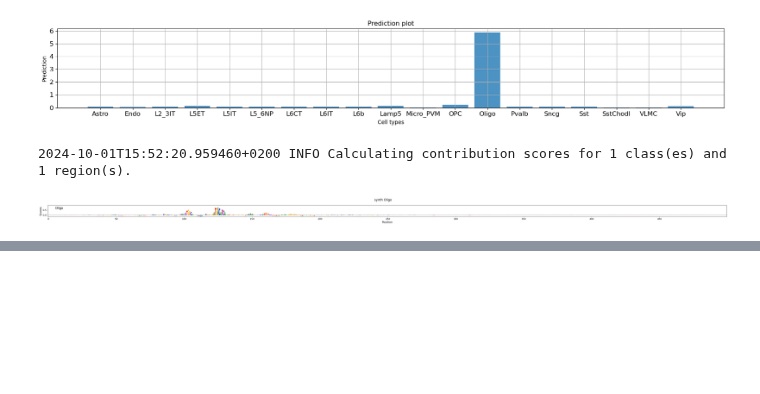
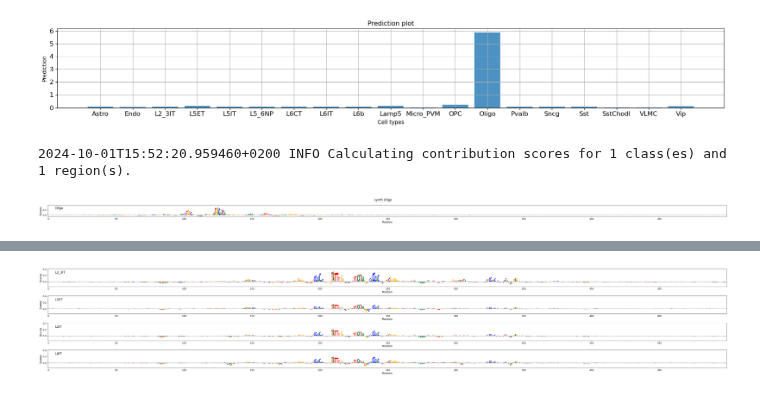
Before and after one commit to aertslab/CREsted, a Jupyter notebook: docs/tutorials/model_training_and_eval.ipynb, the cells around one changed output, grey strips where cells are left out. Drawn from its saved outputs; the diff is of its cells as text; code cells hidden in the pictures; blank space fills up the shorter version.

```diff
--- a/docs/tutorials/model_training_and_eval.ipynb
+++ b/docs/tutorials/model_training_and_eval.ipynb
@@ -687,0 +765,4 @@ crested.pl.patterns.contribution_scores(
+# %%
+scores, one_hot_encoded_sequences = evaluator.calculate_contribution_scores_sequence(
+    designed_sequences[idx], class_names=['L2_3IT', 'L5ET','L5IT','L6IT']
+)  # focus on two cell types of interest
@@ -687,0 +771,12 @@ crested.pl.patterns.contribution_scores(
+# %%
+%matplotlib inline
+crested.pl.patterns.contribution_scores(
+    scores,
+    one_hot_encoded_sequences,
+    sequence_labels="",
+    class_labels=['L2_3IT', 'L5ET','L5IT','L6IT'],
+    zoom_n_bases=500,
+    title="",
+)
+# %% [output]
+[figure, added]
```
Also changed, not shown: parts of 11 cells of this notebook, 4 other files.
